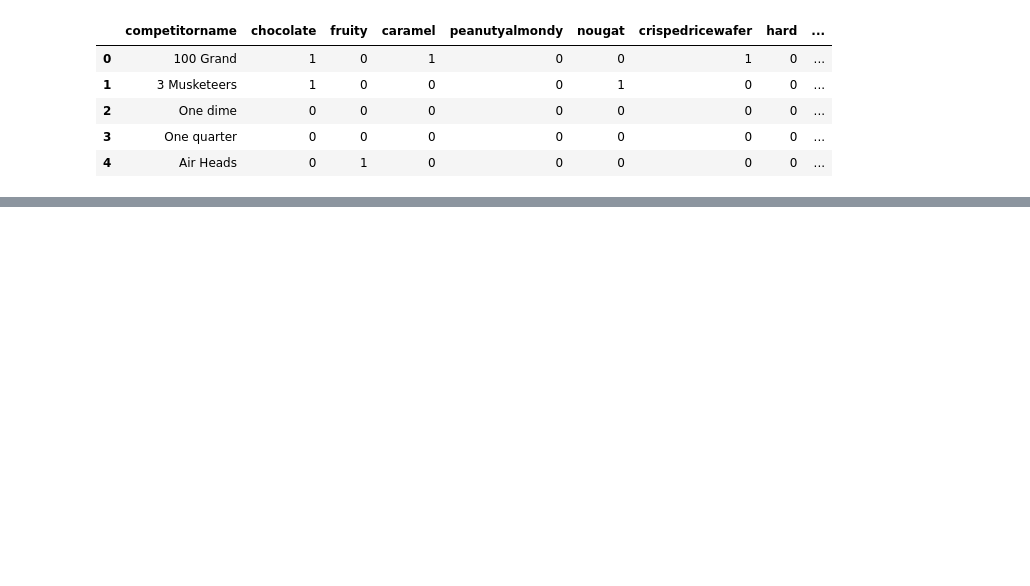
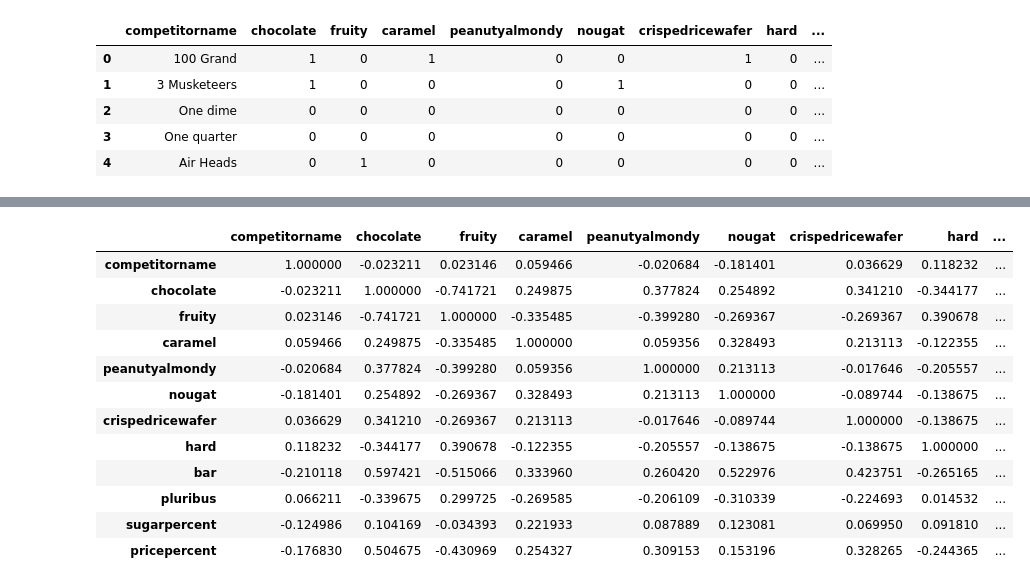
Before and after one commit to mohmaed7777/The-Ultimate-Halloween-Candy-Power-Ranking, a Jupyter notebook: Candy_Classification_by_using_Logistic_Regression_.ipynb, the cells around one changed output, grey strips where cells are left out. Cells and saved outputs as stored; diff of their text form; code cells hidden in the pictures; blank space fills up the shorter version.

```diff
--- a/Candy_Classification_by_using_Logistic_Regression_.ipynb
+++ b/Candy_Classification_by_using_Logistic_Regression_.ipynb
@@ -17,0 +156,19 @@ df.head()
+# %%
+# Calculate the correlation values :
+features_cols = df.columns[:-1]
+corr_values = df[features_cols].corr()
+corr_values
+# %% [output]
+|  | competitorname | chocolate | fruity | caramel | peanutyalmondy | nougat | crispedricewafer | hard | ... |
+| competitorname | 1.000000 | -0.023211 | 0.023146 | 0.059466 | -0.020684 | -0.181401 | 0.036629 | 0.118232 | ... |
+| chocolate | -0.023211 | 1.000000 | -0.741721 | 0.249875 | 0.377824 | 0.254892 | 0.341210 | -0.344177 | ... |
+| fruity | 0.023146 | -0.741721 | 1.000000 | -0.335485 | -0.399280 | -0.269367 | -0.269367 | 0.390678 | ... |
+| caramel | 0.059466 | 0.249875 | -0.335485 | 1.000000 | 0.059356 | 0.328493 | 0.213113 | -0.122355 | ... |
+| peanutyalmondy | -0.020684 | 0.377824 | -0.399280 | 0.059356 | 1.000000 | 0.213113 | -0.017646 | -0.205557 | ... |
+| nougat | -0.181401 | 0.254892 | -0.269367 | 0.328493 | 0.213113 | 1.000000 | -0.089744 | -0.138675 | ... |
+| crispedricewafer | 0.036629 | 0.341210 | -0.269367 | 0.213113 | -0.017646 | -0.089744 | 1.000000 | -0.138675 | ... |
+| hard | 0.118232 | -0.344177 | 0.390678 | -0.122355 | -0.205557 | -0.138675 | -0.138675 | 1.000000 | ... |
+| bar | -0.210118 | 0.597421 | -0.515066 | 0.333960 | 0.260420 | 0.522976 | 0.423751 | -0.265165 | ... |
+| pluribus | 0.066211 | -0.339675 | 0.299725 | -0.269585 | -0.206109 | -0.310339 | -0.224693 | 0.014532 | ... |
+| sugarpercent | -0.124986 | 0.104169 | -0.034393 | 0.221933 | 0.087889 | 0.123081 | 0.069950 | 0.091810 | ... |
+| pricepercent | -0.176830 | 0.504675 | -0.430969 | 0.254327 | 0.309153 | 0.153196 | 0.328265 | -0.244365 | ... |
```
Also changed, not shown: parts of 17 cells of this notebook.
